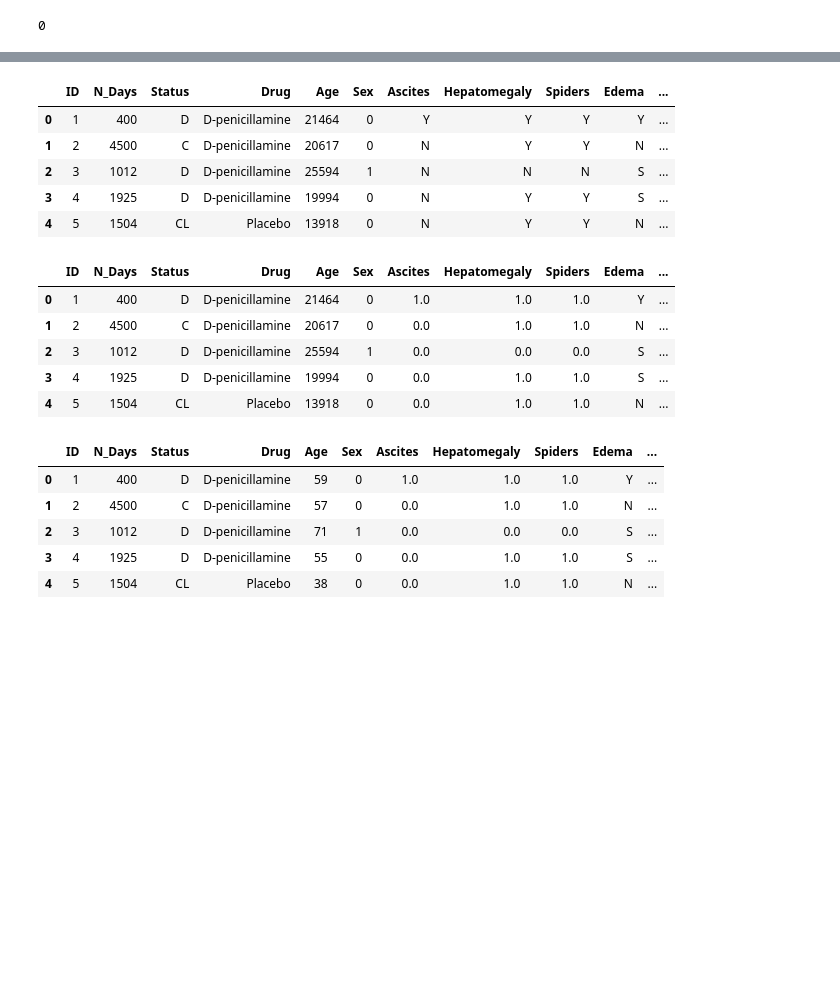
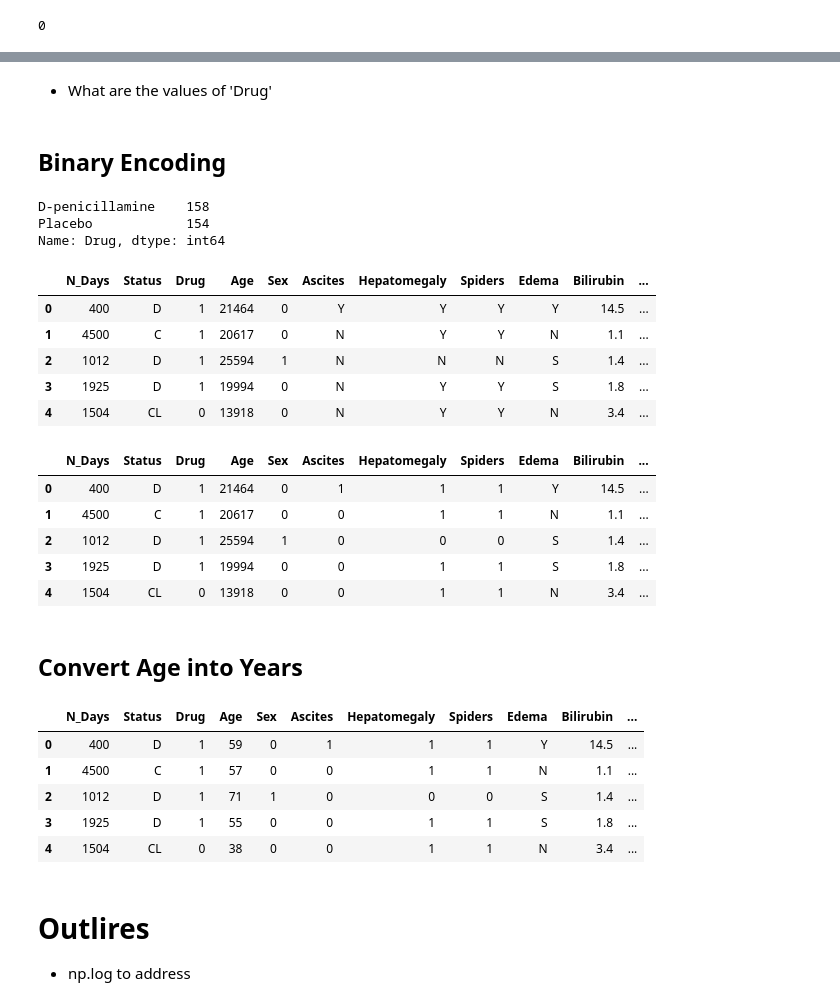
Before and after one commit to 808hanronald/W16-project-4, a Jupyter notebook: W16 Project 4.ipynb, the cells around one changed output, grey strips where cells are left out. Saved outputs shown, nothing was run; the diff lists cells and outputs as text; code cells hidden in the pictures; blank space fills up the shorter version.

```diff
--- a/W16 Project 4.ipynb
+++ b/W16 Project 4.ipynb
@@ -190,0 +216,5 @@ df.describe()
+# %%
+df=df.dropna(subset=['Drug'])
+missingno.matrix(df);
+
+# Will use simple imputer to fill the rest of the NA with median
@@ -198,0 +243,3 @@ df.describe(exclude='number')
+# %%
+df['Status'] = df['Status'].replace({'C':1,'CL':1,"D":0})
+df.head()
@@ -204,2 +258,5 @@ S     44
 Y     20
 Name: Edema, dtype: int64
+# %%
+df['Edema'] = df['Edema'].replace({'N':0,'S':0,'Y':1})
+df.head()
@@ -206,31 +270,46 @@ Name: Edema, dtype: int64
+# %% [markdown]
+- What are the values of 'Drug'
+# %% [markdown]
+## Binary Encoding
+# %%
+df['Drug'].value_counts()
+# %% [output]
+D-penicillamine    158
+Placebo            154
+Name: Drug, dtype: int64
 # %%
-df = df.replace({'F':0,'M':1})
+df = df.replace({'F':0,'M':1,'D-penicillamine':1,'Placebo':0})
 df.head()
 # %% [output]
-|  | ID | N_Days | Status | Drug | Age | Sex | Ascites | Hepatomegaly | Spiders | Edema | ... |
-| 0 | 1 | 400 | D | D-penicillamine | 21464 | 0 | Y | Y | Y | Y | ... |
-| 1 | 2 | 4500 | C | D-penicillamine | 20617 | 0 | N | Y | Y | N | ... |
-| 2 | 3 | 1012 | D | D-penicillamine | 25594 | 1 | N | N | N | S | ... |
-| 3 | 4 | 1925 | D | D-penicillamine | 19994 | 0 | N | Y | Y | S | ... |
-| 4 | 5 | 1504 | CL | Placebo | 13918 | 0 | N | Y | Y | N | ... |
+|  | N_Days | Status | Drug | Age | Sex | Ascites | Hepatomegaly | Spiders | Edema | Bilirubin | ... |
+| 0 | 400 | D | 1 | 21464 | 0 | Y | Y | Y | Y | 14.5 | ... |
+| 1 | 4500 | C | 1 | 20617 | 0 | N | Y | Y | N | 1.1 | ... |
+| 2 | 1012 | D | 1 | 25594 | 1 | N | N | N | S | 1.4 | ... |
+| 3 | 1925 | D | 1 | 19994 | 0 | N | Y | Y | S | 1.8 | ... |
+| 4 | 1504 | CL | 0 | 13918 | 0 | N | Y | Y | N | 3.4 | ... |
 # %%
 yn_col=['Ascites','Hepatomegaly','Spiders']
 df[yn_col] = df[yn_col].replace({'Y':1,"N":0})
 df.head()
 # %% [output]
-|  | ID | N_Days | Status | Drug | Age | Sex | Ascites | Hepatomegaly | Spiders | Edema | ... |
-| 0 | 1 | 400 | D | D-penicillamine | 21464 | 0 | 1.0 | 1.0 | 1.0 | Y | ... |
-| 1 | 2 | 4500 | C | D-penicillamine | 20617 | 0 | 0.0 | 1.0 | 1.0 | N | ... |
-| 2 | 3 | 1012 | D | D-penicillamine | 25594 | 1 | 0.0 | 0.0 | 0.0 | S | ... |
-| 3 | 4 | 1925 | D | D-penicillamine | 19994 | 0 | 0.0 | 1.0 | 1.0 | S | ... |
-| 4 | 5 | 1504 | CL | Placebo | 13918 | 0 | 0.0 | 1.0 | 1.0 | N | ... |
+|  | N_Days | Status | Drug | Age | Sex | Ascites | Hepatomegaly | Spiders | Edema | Bilirubin | ... |
+| 0 | 400 | D | 1 | 21464 | 0 | 1 | 1 | 1 | Y | 14.5 | ... |
+| 1 | 4500 | C | 1 | 20617 | 0 | 0 | 1 | 1 | N | 1.1 | ... |
+| 2 | 1012 | D | 1 | 25594 | 1 | 0 | 0 | 0 | S | 1.4 | ... |
+| 3 | 1925 | D | 1 | 19994 | 0 | 0 | 1 | 1 | S | 1.8 | ... |
+| 4 | 1504 | CL | 0 | 13918 | 0 | 0 | 1 | 1 | N | 3.4 | ... |
+# %% [markdown]
+## Convert Age into Years
 # %%
  df['Age']=df['Age']//360
 df.head()
 # %% [output]
-|  | ID | N_Days | Status | Drug | Age | Sex | Ascites | Hepatomegaly | Spiders | Edema | ... |
-| 0 | 1 | 400 | D | D-penicillamine | 59 | 0 | 1.0 | 1.0 | 1.0 | Y | ... |
-| 1 | 2 | 4500 | C | D-penicillamine | 57 | 0 | 0.0 | 1.0 | 1.0 | N | ... |
-| 2 | 3 | 1012 | D | D-penicillamine | 71 | 1 | 0.0 | 0.0 | 0.0 | S | ... |
-| 3 | 4 | 1925 | D | D-penicillamine | 55 | 0 | 0.0 | 1.0 | 1.0 | S | ... |
-| 4 | 5 | 1504 | CL | Placebo | 38 | 0 | 0.0 | 1.0 | 1.0 | N | ... |
+|  | N_Days | Status | Drug | Age | Sex | Ascites | Hepatomegaly | Spiders | Edema | Bilirubin | ... |
+| 0 | 400 | D | 1 | 59 | 0 | 1 | 1 | 1 | Y | 14.5 | ... |
+| 1 | 4500 | C | 1 | 57 | 0 | 0 | 1 | 1 | N | 1.1 | ... |
+| 2 | 1012 | D | 1 | 71 | 1 | 0 | 0 | 0 | S | 1.4 | ... |
+| 3 | 1925 | D | 1 | 55 | 0 | 0 | 1 | 1 | S | 1.8 | ... |
+| 4 | 1504 | CL | 0 | 38 | 0 | 0 | 1 | 1 | N | 3.4 | ... |
+# %% [markdown]
+# Outlires
+- np.log to address
```
Also changed, not shown: parts of 36 cells of this notebook.
